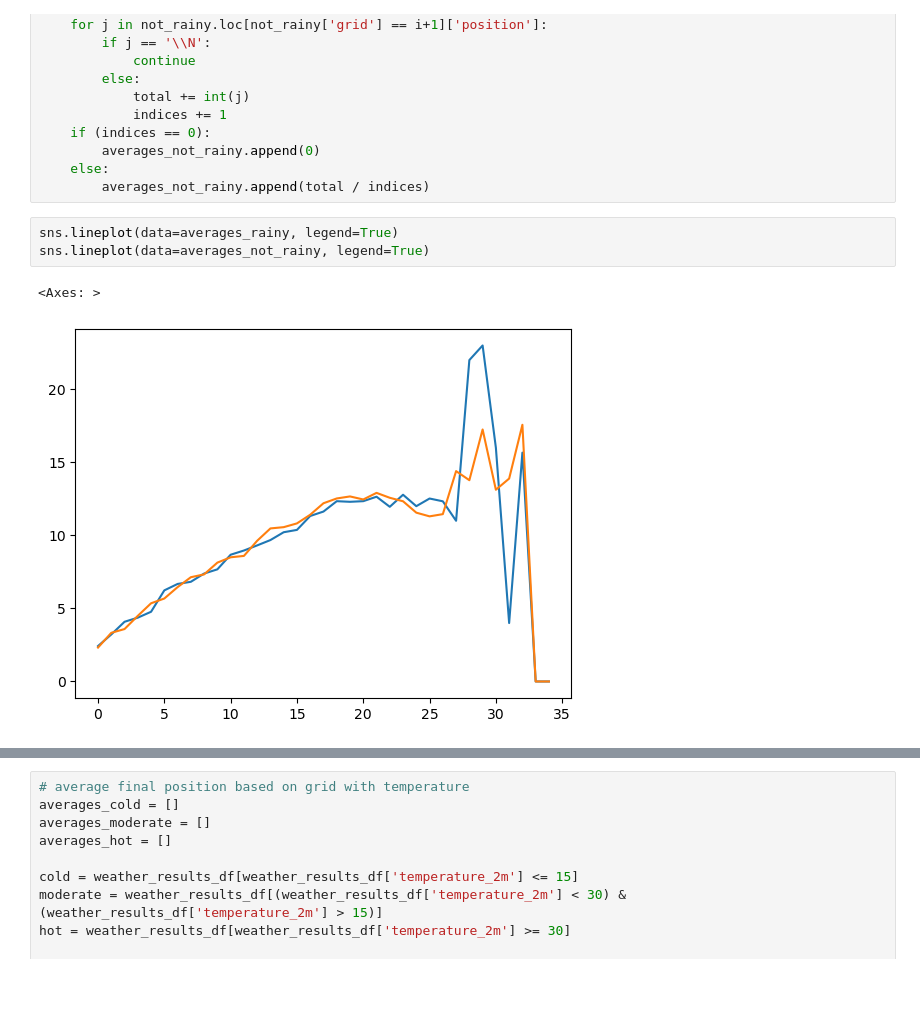
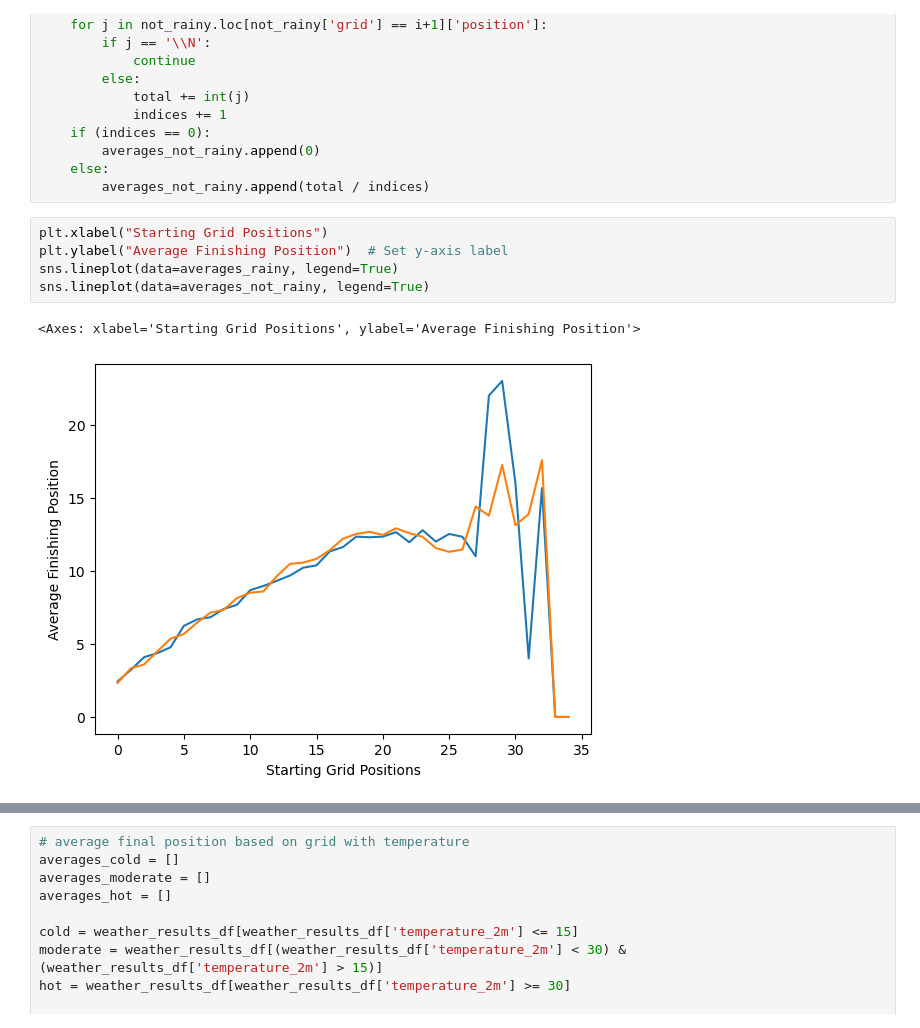
Before and after one commit to KaustubhPaliwal/F1GridAnalysis, a Jupyter notebook: EDACheckpoint_Group149-FA24.ipynb, the cells around one changed output, grey strips where cells are left out. Drawn from its saved outputs; the diff is of its cells as text; blank space fills up the shorter version.

```diff
--- a/EDACheckpoint_Group149-FA24.ipynb
+++ b/EDACheckpoint_Group149-FA24.ipynb
@@ -368,8 +441,10 @@ for i in range(0, 35):
     else:
         averages_not_rainy.append(total / indices)
 # %%
+plt.xlabel("Starting Grid Positions")
+plt.ylabel("Average Finishing Position")  # Set y-axis label
 sns.lineplot(data=averages_rainy, legend=True)
 sns.lineplot(data=averages_not_rainy, legend=True)
 # %% [output]
-<Axes: >
+<Axes: xlabel='Starting Grid Positions', ylabel='Average Finishing Position'>
-[figure, old version]
+[figure, new version]
```
Also changed, not shown: parts of 46 cells of this notebook.
